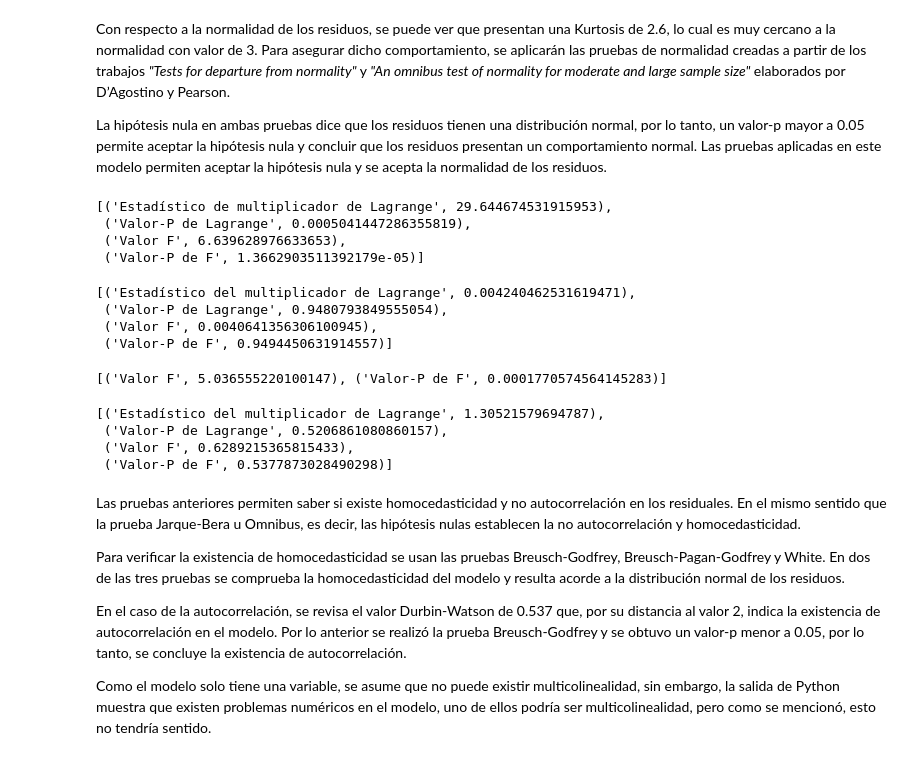
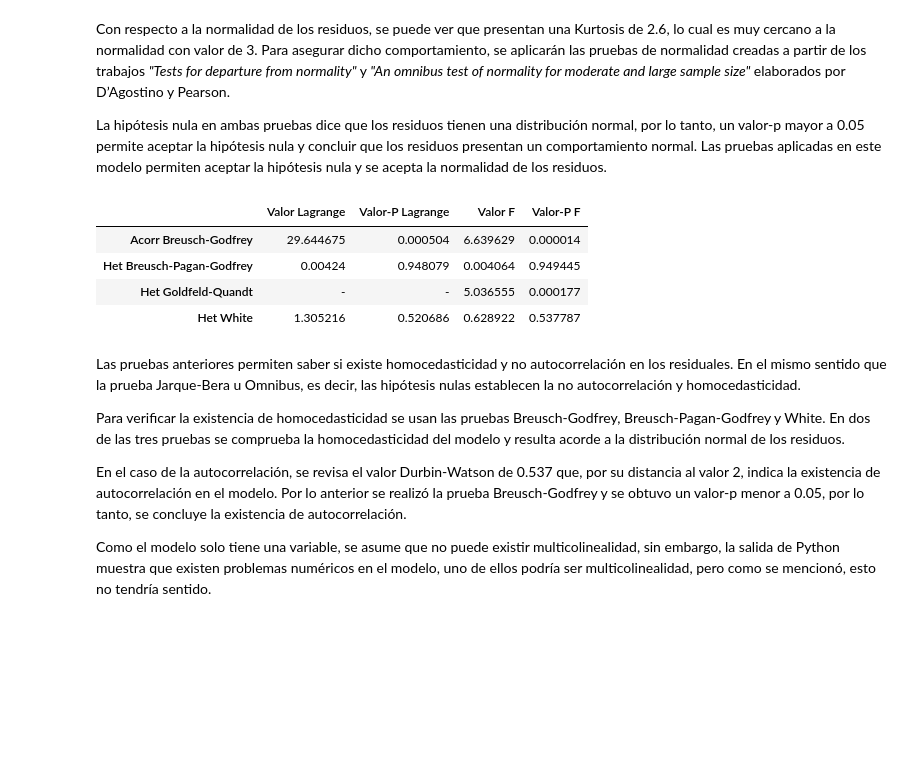
Before and after one commit to UrielCoria/Modelos-Econometricos, a Jupyter notebook: code/Modelo Consumo.ipynb, the cells around one changed output. Cells and saved outputs as stored; diff of their text form; code cells hidden in the pictures; blank space fills up the shorter version.

```diff
--- a/code/Modelo Consumo.ipynb
+++ b/code/Modelo Consumo.ipynb
@@ -112,34 +113,14 @@ El modelo anterior es exacto a la ecuación presentada en el libro. La constante
 Con respecto a la normalidad de los residuos, se puede ver que presentan una Kurtosis de 2.6, lo cual es muy cercano a la normalidad con valor de 3. Para asegurar dicho comportamiento, se aplicarán las pruebas de normalidad creadas a partir de los trabajos *"Tests for departure from normality"* y *"An omnibus test of normality for moderate and large sample size"* elaborados por D’Agostino y Pearson.
 
 La hipótesis nula en ambas pruebas dice que los residuos tienen una distribución normal, por lo tanto, un valor-p mayor a 0.05 permite aceptar la hipótesis nula y concluir que los residuos presentan un comportamiento normal. Las pruebas aplicadas en este modelo permiten aceptar la hipótesis nula y se acepta la normalidad de los residuos.
-# %%
-lzip(['Estadístico de multiplicador de Lagrange', 'Valor-P de Lagrange' , 'Valor F' , 'Valor-P de F'], \
-     sm.stats.diagnostic.acorr_breusch_godfrey(model)) # Prueba de Autocorrelación Breusch-Godfrey
-# %% [output]
-[('Estadístico de multiplicador de Lagrange', 29.644674531915953),
- ('Valor-P de Lagrange', 0.0005041447286355819),
- ('Valor F', 6.639628976633653),
- ('Valor-P de F', 1.3662903511392179e-05)]
-# %%
-lzip(['Estadístico del multiplicador de Lagrange', 'Valor-P de Lagrange', 'Valor F', 'Valor-P de F'], \
-     sm.stats.diagnostic.het_breuschpagan(model.resid, model.model.exog)) # Prueba de Heterocedasticidad Breusch-Pagan-Godfrey
-# %% [output]
-[('Estadístico del multiplicador de Lagrange', 0.004240462531619471),
- ('Valor-P de Lagrange', 0.9480793849555054),
- ('Valor F', 0.0040641356306100945),
- ('Valor-P de F', 0.9494450631914557)]
-# %%
-lzip(['Valor F', 'Valor-P de F'], sm.stats.diagnostic.het_goldfeldquandt(model.resid, model.model.exog)) # Prueba de Heterocedasticidad Goldfeld-Quandt
-# %% [output]
-[('Valor F', 5.036555220100147), ('Valor-P de F', 0.0001770574564145283)]
-# %%
-lzip(['Estadístico del multiplicador de Lagrange', 'Valor-P de Lagrange', 'Valor F', 'Valor-P de F'], \
-     sm.stats.diagnostic.het_white(model.resid, model.model.exog)) # Prueba de Heterocedasticidad White
-# %% [output]
-[('Estadístico del multiplicador de Lagrange', 1.30521579694787),
- ('Valor-P de Lagrange', 0.5206861080860157),
- ('Valor F', 0.6289215365815433),
- ('Valor-P de F', 0.5377873028490298)]
+# %%
+OLS_residual_diagnostic(model)
+# %% [output]
+|  | Valor Lagrange | Valor-P Lagrange | Valor F | Valor-P F |
+| Acorr Breusch-Godfrey | 29.644675 | 0.000504 | 6.639629 | 0.000014 |
+| Het Breusch-Pagan-Godfrey | 0.00424 | 0.948079 | 0.004064 | 0.949445 |
+| Het Goldfeld-Quandt | - | - | 5.036555 | 0.000177 |
+| Het White | 1.305216 | 0.520686 | 0.628922 | 0.537787 |
 # %% [markdown]
 Las pruebas anteriores permiten saber si existe homocedasticidad y no autocorrelación en los residuales. En el mismo sentido que la prueba Jarque-Bera u Omnibus, es decir, las hipótesis nulas establecen la no autocorrelación y homocedasticidad.
 
```
Also changed, not shown: parts of 9 cells of this notebook, 2 other files.
